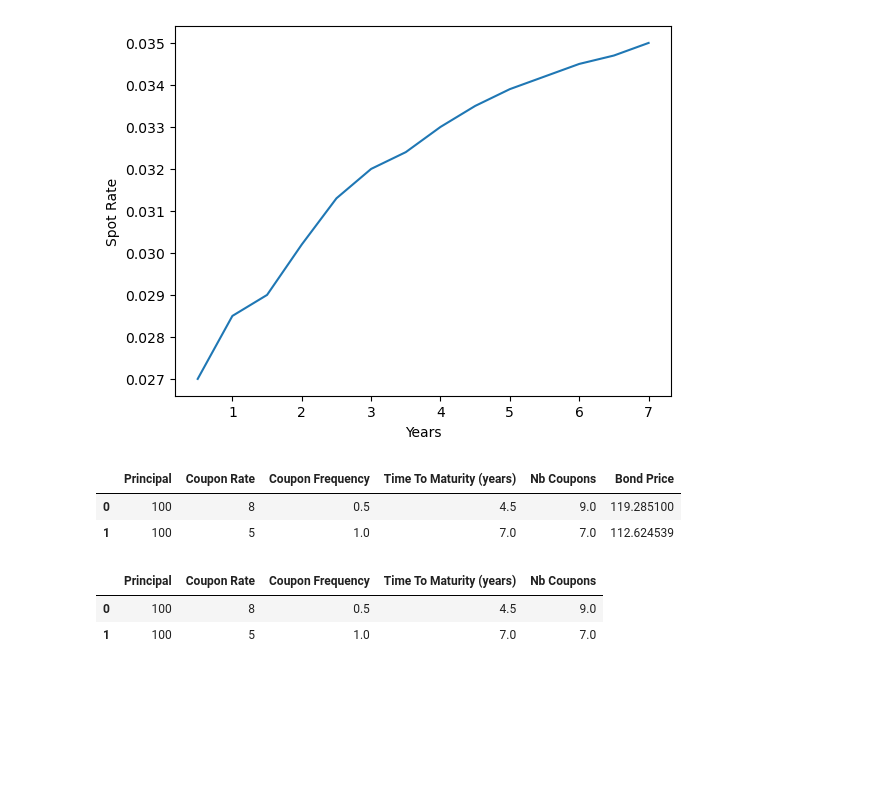
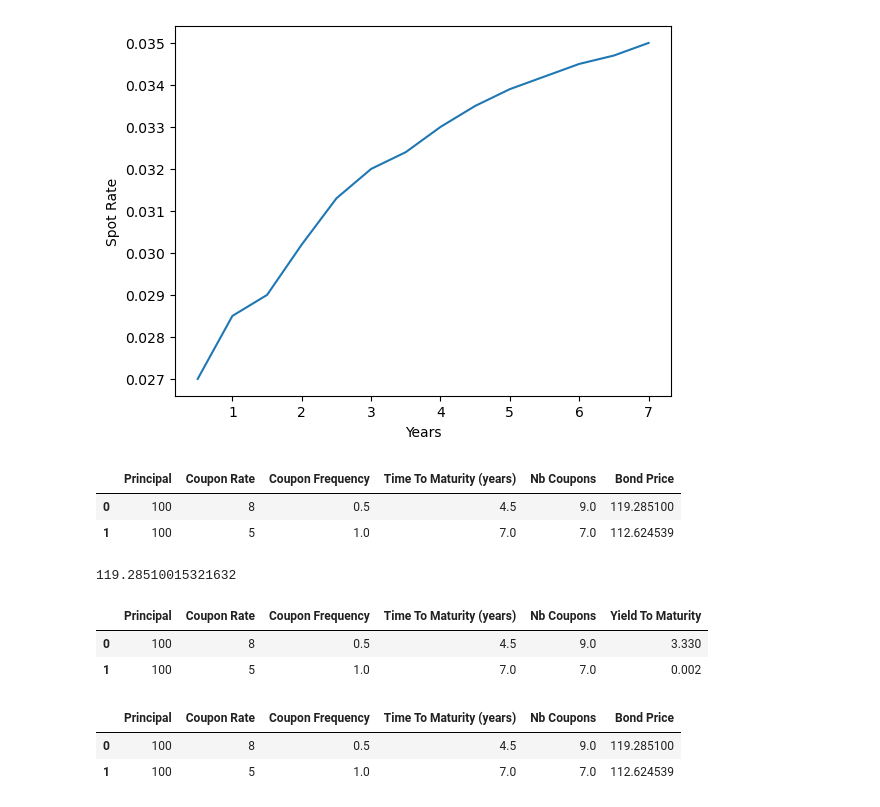
Before and after one commit to wiillytom/Hull-Projects, a Jupyter notebook: Chapter 4 Interest Rates/Ch4_Interest_Rates.ipynb, the cells around one changed output. Cells and saved outputs as stored; diff of their text form; code cells hidden in the pictures; blank space fills up the shorter version.

Commit message:
Addition of a yield finder

```diff
--- a/Chapter 4 Interest Rates/Ch4_Interest_Rates.ipynb
+++ b/Chapter 4 Interest Rates/Ch4_Interest_Rates.ipynb
@@ -70,15 +70,15 @@ def clean(data) :
     return df
 df = clean(bond_data)
 # %%
-def bond_pricer(data):
+def bond_pricer(data,yield_curve):
     df = data.copy()
     for i in range(len(df)):
         bp = 0
         coupon = df.iloc[i,1]*df.iloc[i,2] #Coupon Rate * Coupon Frequency
         for j in range((df.iloc[i,4]).astype(int)):
-            bp += coupon*np.exp(-spot_curve_6m[j]*(j+1)/2)
-        bp+= df.iloc[i,0]*np.exp(-spot_curve_6m[(df.iloc[i,4].astype(int))-1]*df.iloc[i,3])
+            bp += coupon*np.exp(-yield_curve[j]*(j+1)/2)
+        bp+= df.iloc[i,0]*np.exp(-yield_curve[(df.iloc[i,4].astype(int))-1]*df.iloc[i,3])
         df.loc[i,'Bond Price'] = bp
     return df
-df_with_price = bond_pricer(df)
+df_with_price = bond_pricer(df, spot_curve_6m)
 # %%
@@ -87,11 +87,34 @@ df_with_price
 |  | Principal | Coupon Rate | Coupon Frequency | Time To Maturity (years) | Nb Coupons | Bond Price |
 | 0 | 100 | 8 | 0.5 | 4.5 | 9.0 | 119.285100 |
 | 1 | 100 | 5 | 1.0 | 7.0 | 7.0 | 112.624539 |
+# %%
+bond_pricer(df,spot_curve_6m).loc[0,'Bond Price']
+# %% [output]
+119.28510015321632
 # %%
-def yield_finder(df) :
-    for i in range(len(df)):
-        while
+def yield_finder(data) :
+    for i in range(len(data)):
+        y=0.002
+        bp=0
+        market_price = data.loc[i,'Bond Price']
+        principal = data.loc[i,'Principal']
+        n = data.loc[i,'Time To Maturity (years)']
+        rate_adjuster = data.loc[i,'Coupon Frequency']
+        coupon = data.loc[i,'Coupon Rate']*rate_adjuster
+        nb_coupon = data.loc[i,'Nb Coupons']
+        while np.abs(bp-market_price) > 0.5:
+            bp = coupon*((1-(1+y*rate_adjuster)**-nb_coupon)/(y*rate_adjuster))+principal/((1+y*rate_adjuster)**n)
+            y+=0.0001
+        data.loc[i,'Yield'] = round(y*100,2)
+    return df
+yield_finder(df_with_price)
 # %% [output]
-|  | Principal | Coupon Rate | Coupon Frequency | Time To Maturity (years) | Nb Coupons |
-| 0 | 100 | 8 | 0.5 | 4.5 | 9.0 |
-| 1 | 100 | 5 | 1.0 | 7.0 | 7.0 |
+|  | Principal | Coupon Rate | Coupon Frequency | Time To Maturity (years) | Nb Coupons | Yield To Maturity |
+| 0 | 100 | 8 | 0.5 | 4.5 | 9.0 | 3.330 |
+| 1 | 100 | 5 | 1.0 | 7.0 | 7.0 | 0.002 |
+# %%
+df_with_price
+# %% [output]
+|  | Principal | Coupon Rate | Coupon Frequency | Time To Maturity (years) | Nb Coupons | Bond Price |
+| 0 | 100 | 8 | 0.5 | 4.5 | 9.0 | 119.285100 |
+| 1 | 100 | 5 | 1.0 | 7.0 | 7.0 | 112.624539 |
```
Also changed, not shown: parts of 1 cell of this notebook.
